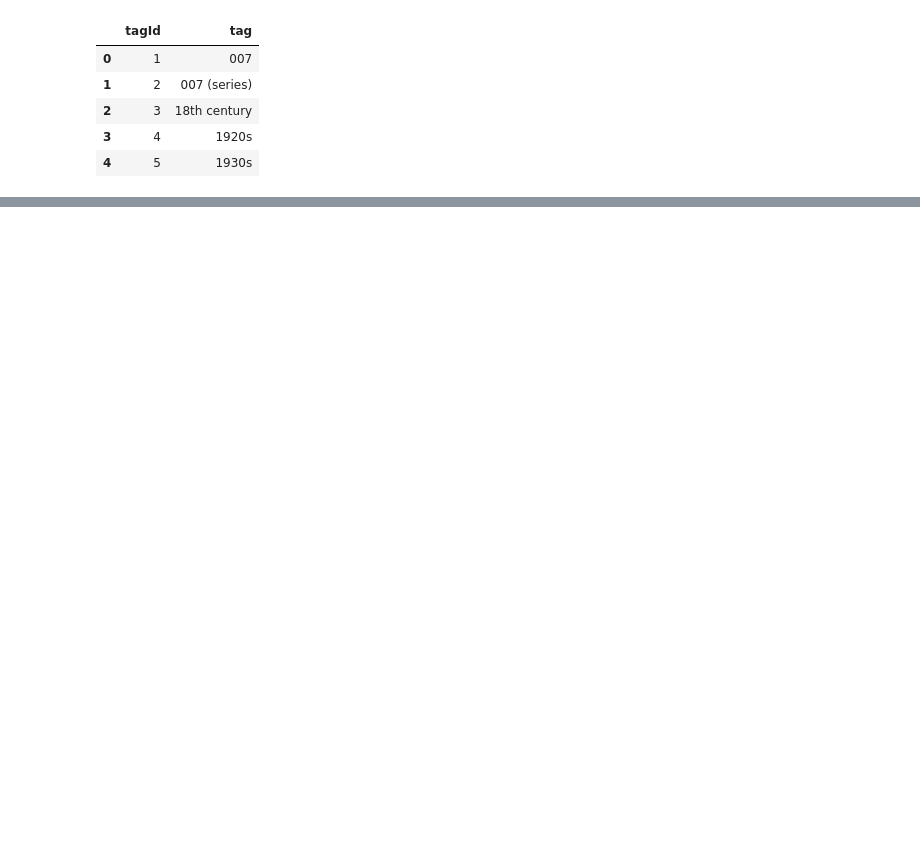
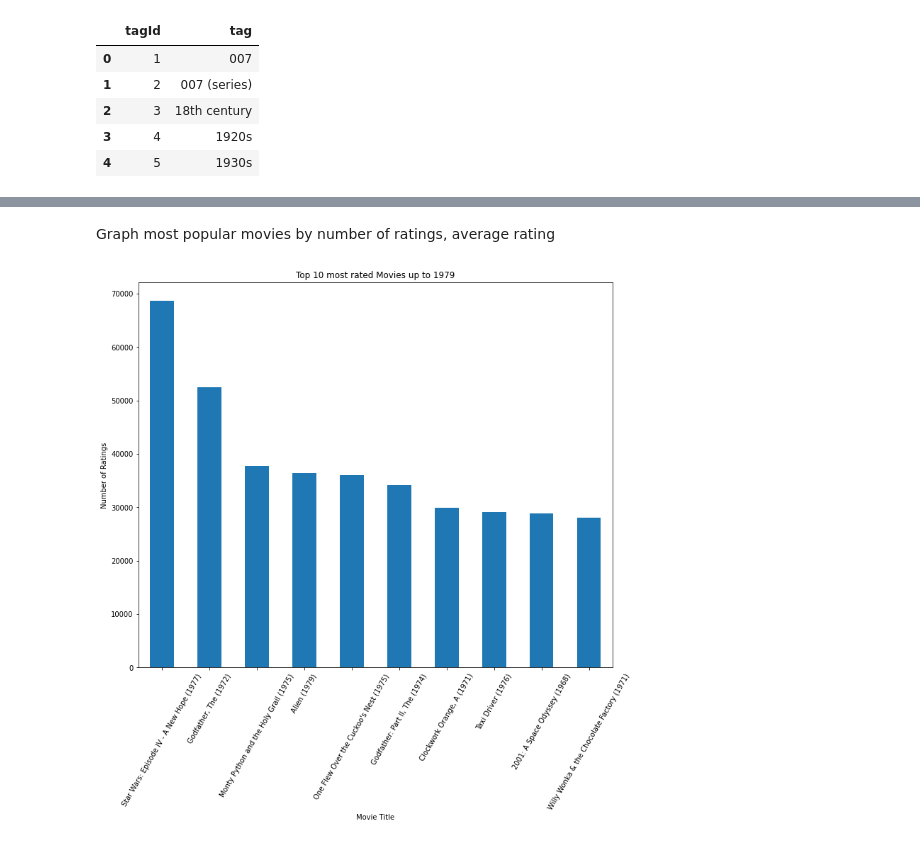
Before and after one commit to WSmolen/Movie-Recommendation-System, a Jupyter notebook: Notebook.ipynb, the cells around one changed output, grey strips where cells are left out. Cells and saved outputs as stored; diff of their text form; code cells hidden in the pictures; blank space fills up the shorter version.

```diff
--- a/Notebook.ipynb
+++ b/Notebook.ipynb
@@ -91,0 +180,2 @@ ratings_df.head()
+# %%
+ratings_df_final = ratings_df_clean[ratings_df_clean['movieId'].isin(movies_df_final['movieId'])]
@@ -136,0 +278,2 @@ genome_tags_df.head()
+# %%
+movies_df_final.reset_index(inplace=True, drop=True)
@@ -136,0 +296,2 @@ genome_tags_df.head()
+# %%
+ratings_df_final.reset_index(inplace=True, drop=True)
@@ -136,0 +314,2 @@ genome_tags_df.head()
+# %%
+movies_and_ratings_df = pd.merge(movies_df_final, ratings_df_final, on='movieId', how='right')
@@ -136,0 +332,13 @@ genome_tags_df.head()
+# %% [markdown]
+Graph most popular movies by number of ratings, average rating
+# %%
+movies_and_ratings_df['title'].value_counts(sort=True).head(10).plot(
+    figsize = (12, 10),
+    kind = 'bar',
+    title = 'Top 10 most rated Movies up to 1979',
+    ylabel = 'Number of Ratings',
+    xlabel = 'Movie Title',
+    );
+plt.xticks(rotation=60);
+# %% [output]
+[figure, added]
```
Also changed, not shown: parts of 39 cells of this notebook.
